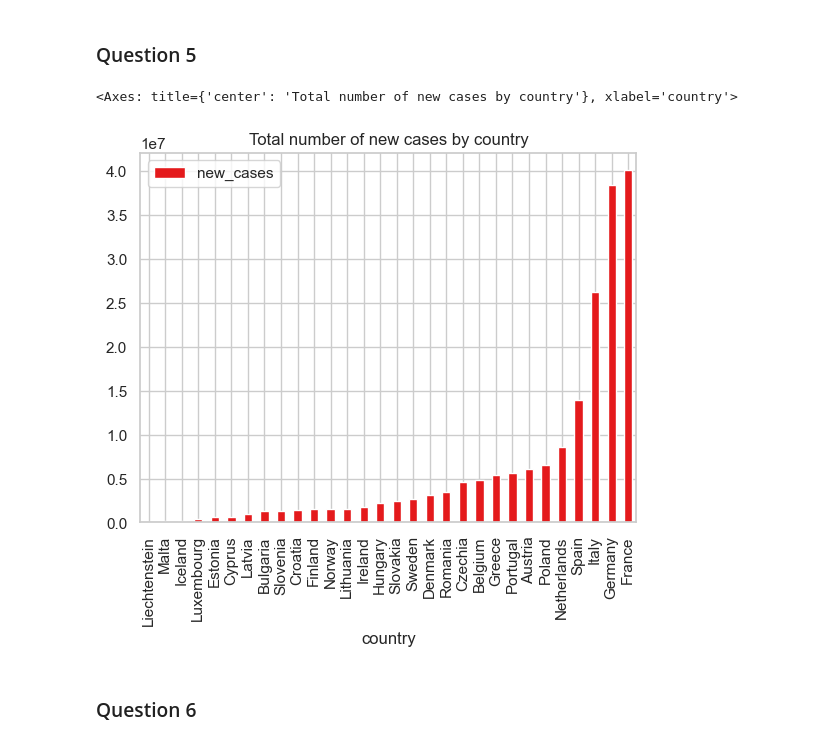
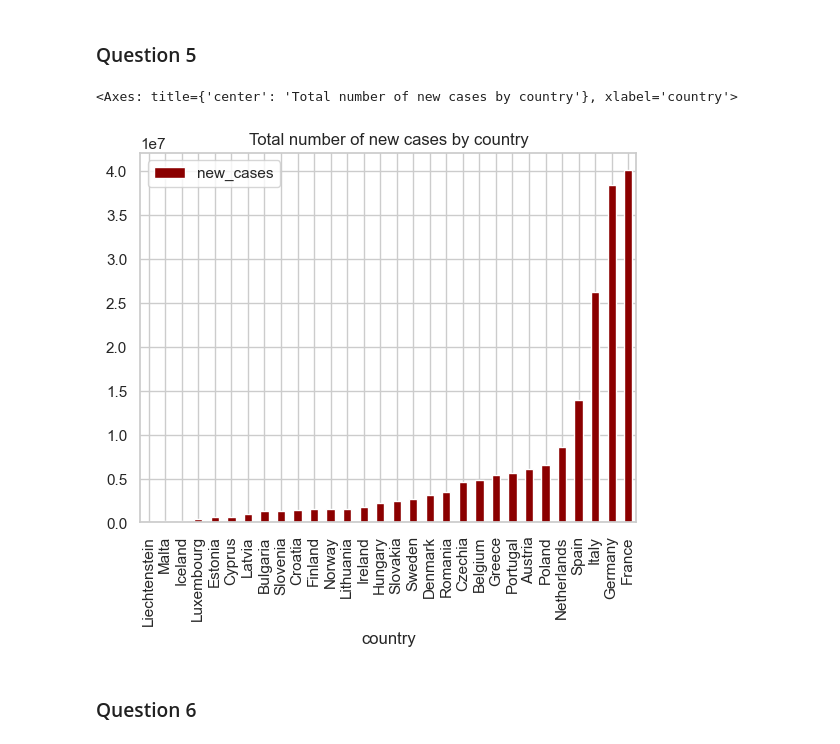
Before and after one commit to alexandrecogordan/data-visualisation, a Jupyter notebook: TD2/alexandre-cogordan.ipynb, the cells around one changed output. Cells and saved outputs as stored; diff of their text form; code cells hidden in the pictures.

```diff
--- a/TD2/alexandre-cogordan.ipynb
+++ b/TD2/alexandre-cogordan.ipynb
@@ -81,10 +81,10 @@ data[(data['year'] == '2022') & (data['country'].isin(['France', 'Germany', 'Spa
 ### Question 5
 # %%
 total_cases = data.groupby('country')['new_cases'].sum().reset_index().sort_values('new_cases')
-total_cases.plot(title = 'Total number of new cases by country', x='country', y='new_cases', kind='bar')
+total_cases.plot(title = 'Total number of new cases by country', x='country', y='new_cases', kind='bar', color='darkred')
 # %% [output]
 <Axes: title={'center': 'Total number of new cases by country'}, xlabel='country'>
-[figure, old version]
+[figure, new version]
 # %% [markdown]
 ### Question 6
 # %%
```
Also changed, not shown: parts of 6 cells of this notebook.
